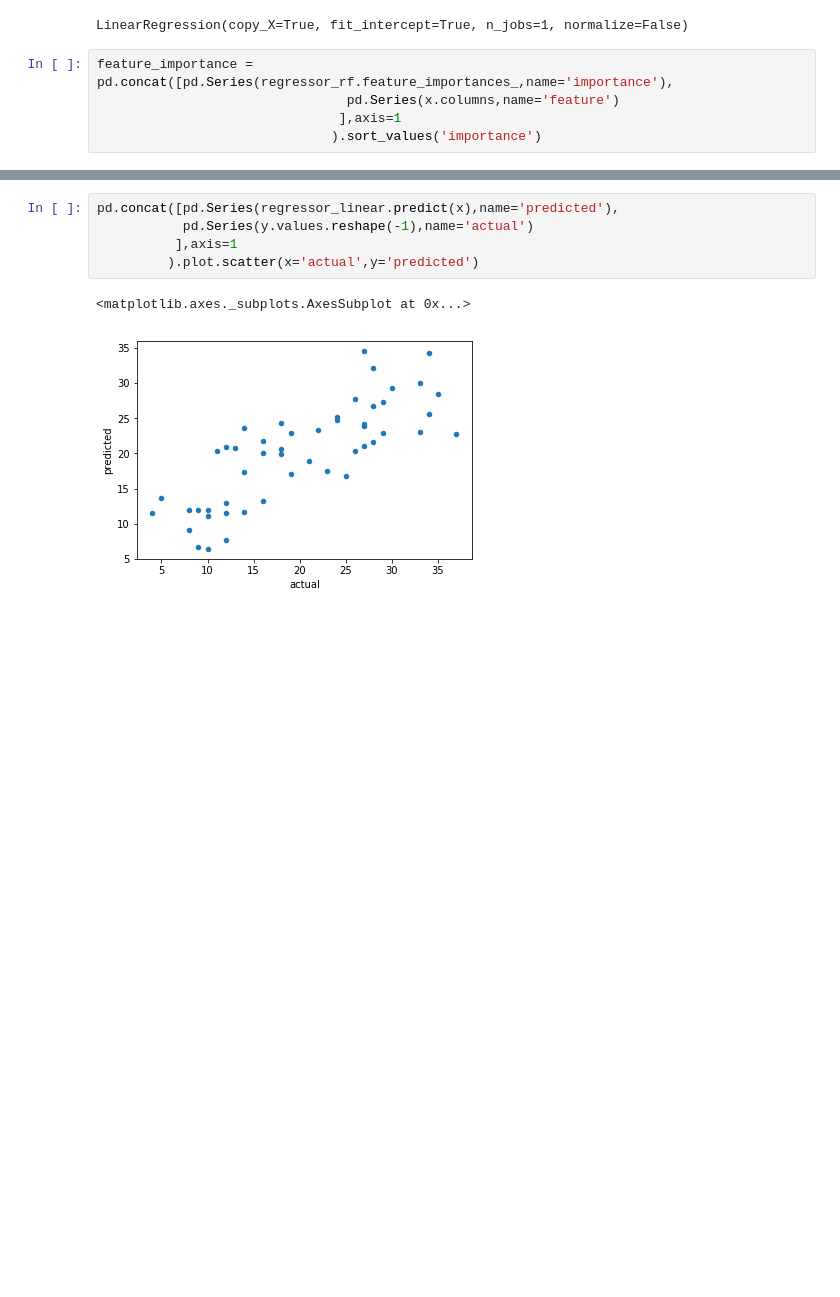
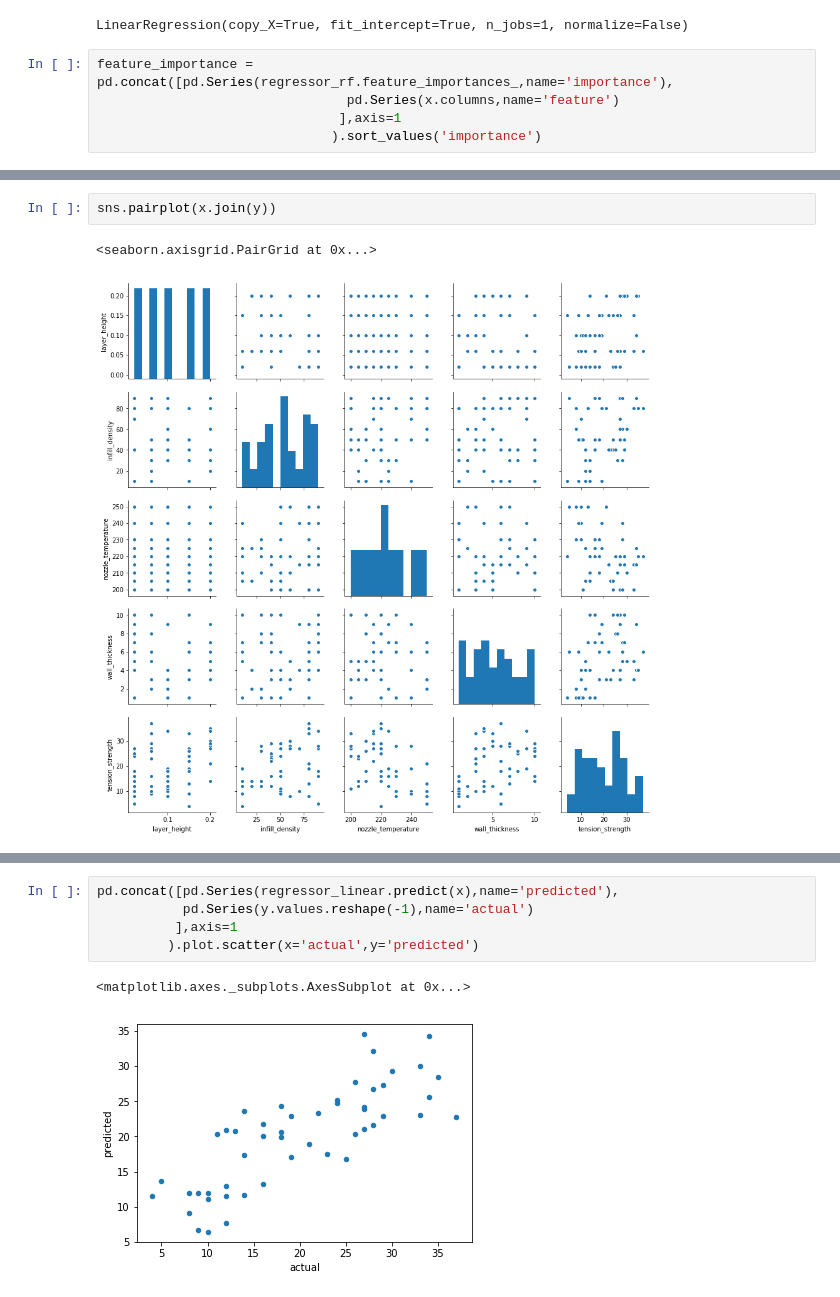
Before and after one commit to wilsonify/Opti3D, a Jupyter notebook: 3dprinter.ipynb, the cells around one changed output, grey strips where cells are left out. Saved outputs shown, nothing was run; the diff lists cells and outputs as text; blank space fills up the shorter version.

```diff
--- a/3dprinter.ipynb
+++ b/3dprinter.ipynb
@@ -95,5 +93,10 @@ feature_importance['feature']
 3        wall_thickness
 Name: feature, dtype: object
+# %%
+sns.pairplot(x.join(y))
+# %% [output]
+<seaborn.axisgrid.PairGrid at 0x...>
+[figure, added]
 # %%
 pd.concat([pd.Series(regressor_rf.predict(x),name='predicted'),
            pd.Series(y.values.reshape(-1),name='actual')
```
Also changed, not shown: parts of 7 cells of this notebook, 1 other file.
